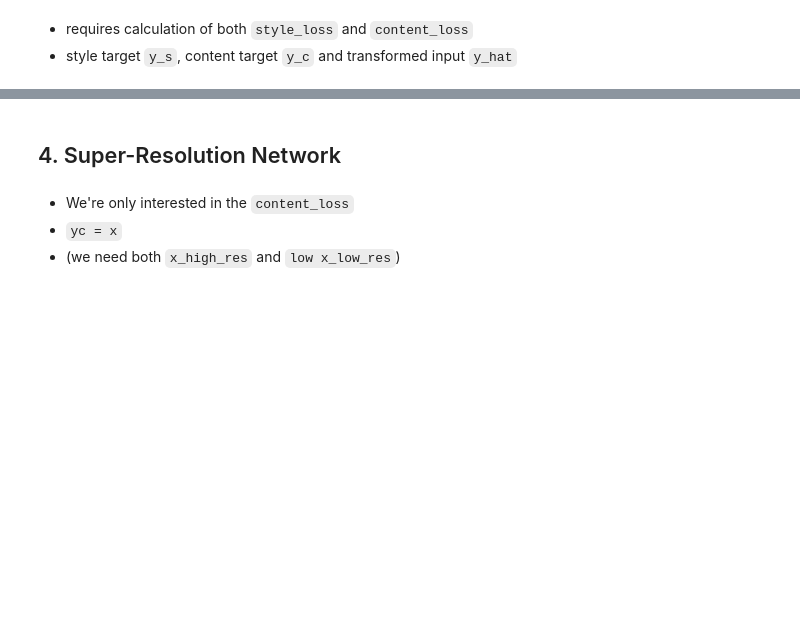
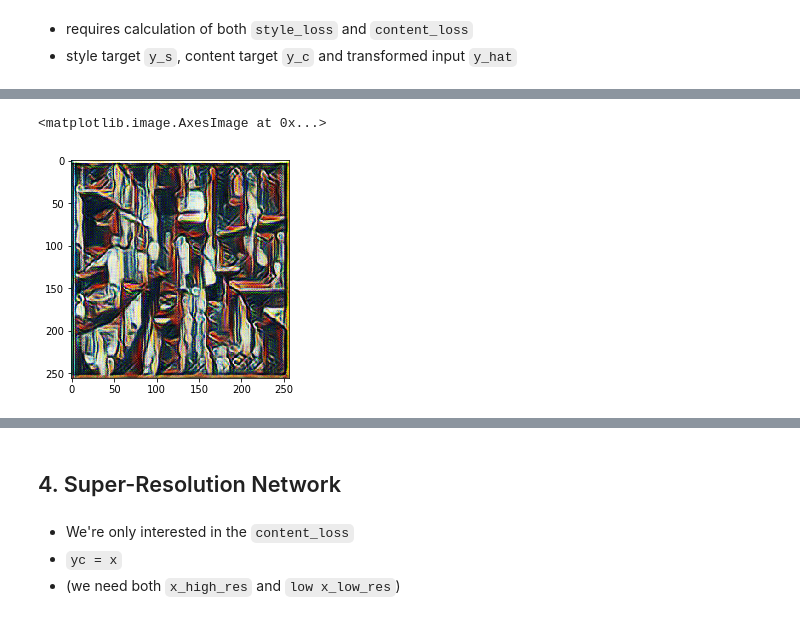
Before and after one commit to markdyousef/neural-style, a Jupyter notebook: RealTimeStyleTransfer.ipynb, the cells around one changed output, grey strips where cells are left out. Saved outputs shown, nothing was run; the diff lists cells and outputs as text; code cells hidden in the pictures; blank space fills up the shorter version.

```diff
--- a/RealTimeStyleTransfer.ipynb
+++ b/RealTimeStyleTransfer.ipynb
@@ -132,10 +152,12 @@ x = ReflectionPadding2d((40,40))(inp)
 x = conv_block(x, 32, size=(9,9), strides=(1,1))
 x = conv_block(x, 64, size=(3,3), strides=(2,2))
 x = conv_block(x, 128, size=(3,3), strides=(2,2))
-for i in range(5):x = res_crop_block(x, 128, i)
+for i in range(5): x = res_crop_block(x, 128, i)
 x = deconv_block(x, 64, size=(3,3), strides=(2,2))
 x = deconv_block(x, 32, size=(3,3), strides=(2,2))
 x = deconv_block(x, 3, size=(9,9), strides=(1,1))
+x = Conv2D(3, 9, 9, activation='tanh', border_mode='same')(x)
+out = Lambda(lambda x: (x+1)*127.5)(x)
 # %%
 style_model = Model(inp, x)
 style_model.compile('adam', 'mse')
@@ -160,0 +281,2 @@ ________________________________________________________________________________
+# %%
+x = np.concatenate([x_gen.next() for  i in range(20)]); x.shape
@@ -160,0 +341,9 @@ ________________________________________________________________________________
+# %%
+top_model = Model(inp, out)
+# %%
+pred = top_model.predict(x[:20])
+# %%
+plt.imshow(np.round(pred[3]).astype(np.uint8))
+# %% [output]
+<matplotlib.image.AxesImage at 0x...>
+[figure, added]
```
Also changed, not shown: parts of 42 cells of this notebook.
